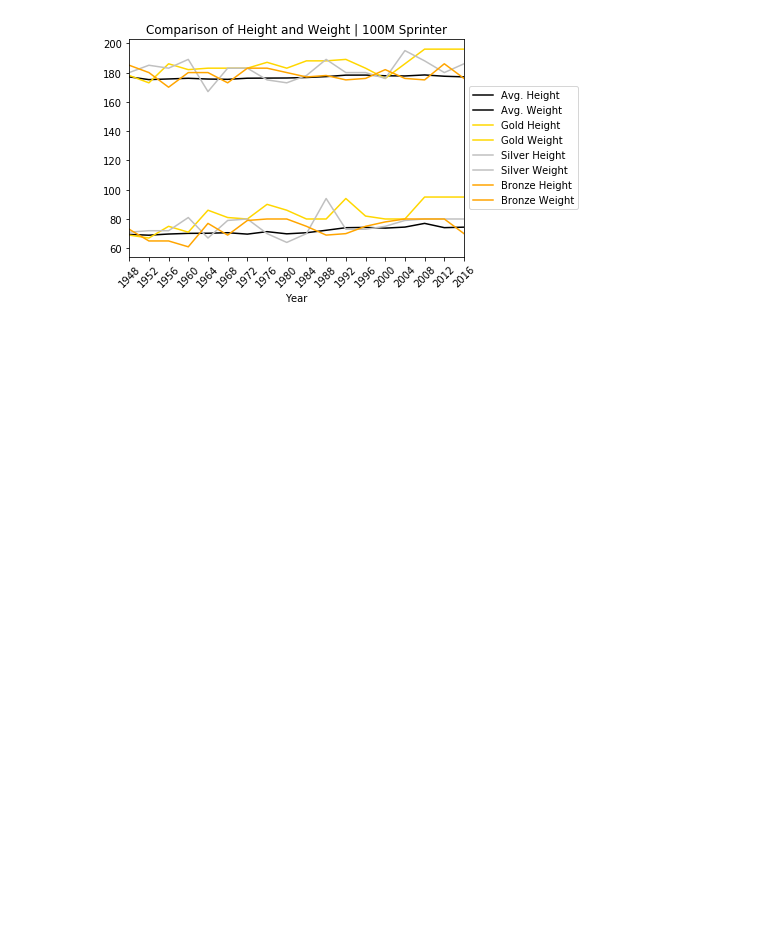
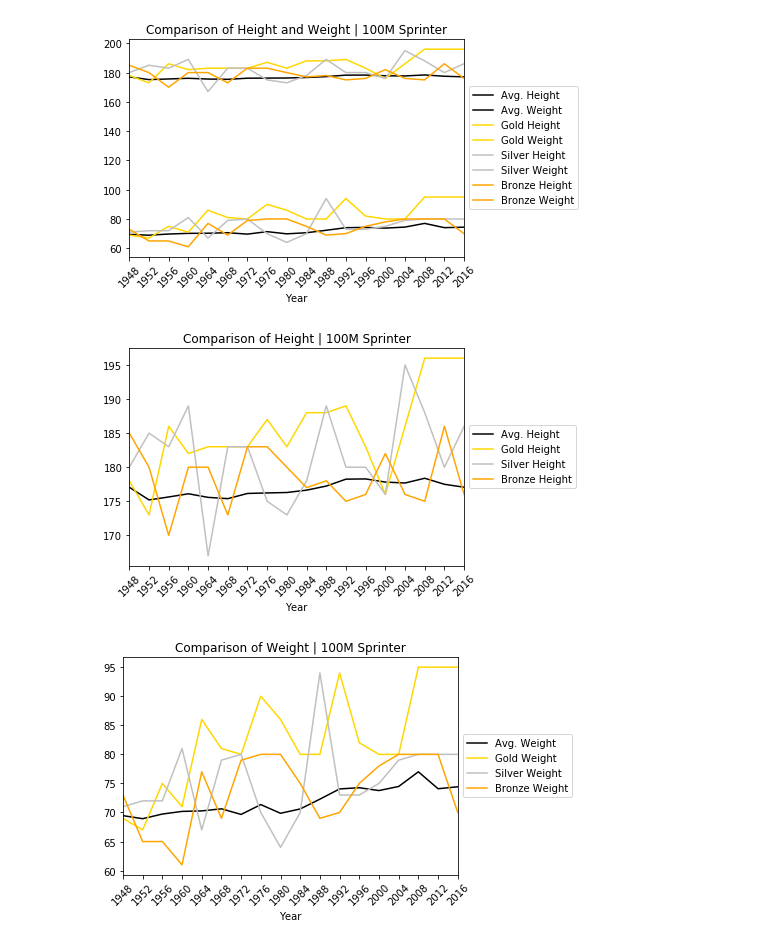
Before and after one commit to tysorensen/project1-group1, a Jupyter notebook: olympic_data.ipynb, the cells around one changed output. Saved outputs shown, nothing was run; the diff lists cells and outputs as text; code cells hidden in the pictures; blank space fills up the shorter version.

Commit message:
Final  height and weight comparison | 2 graphs

```diff
--- a/olympic_data.ipynb
+++ b/olympic_data.ipynb
@@ -442,3 +442,35 @@ plt.legend(loc='center left', bbox_to_anchor=(1.0, 0.5))
 plt.show()
 # %% [output]
 [figure]
+# %%
+average_gold_silver_bronze_height = average_gold_silver_bronze_rename.drop(columns=['Avg. Weight',
+                                                                                   'Gold Weight',
+                                                                                   'Silver Weight',
+                                                                                    'Bronze Weight'])
+average_gold_silver_bronze_height
+
+average_gold_silver_bronze_weight = average_gold_silver_bronze_rename.drop(columns=['Avg. Height',
+                                                                                   'Gold Height',
+                                                                                   'Silver Height',
+                                                                                    'Bronze Height'])
+
+average_gold_silver_bronze_height.plot(title = "Comparison of Height | 100M Sprinter",
+                                       xticks=average_gold_silver_bronze_rename.index, rot=45, color=['Black',
+                                                                                                      'Gold',
+                                                                                                      'Silver',
+                                                                                                      'Orange'])
+
+plt.legend(loc='center left', bbox_to_anchor=(1.0, 0.5))
+
+
+average_gold_silver_bronze_weight.plot(title = "Comparison of Weight | 100M Sprinter",
+                                       xticks=average_gold_silver_bronze_rename.index, rot=45, color=['Black',
+                                                                                                      'Gold',
+                                                                                                      'Silver',
+                                                                                                      'Orange'])
+plt.legend(loc='center left', bbox_to_anchor=(1.0, 0.5))
+
+plt.show()
+# %% [output]
+[figure, added]
+[figure, added]
```
